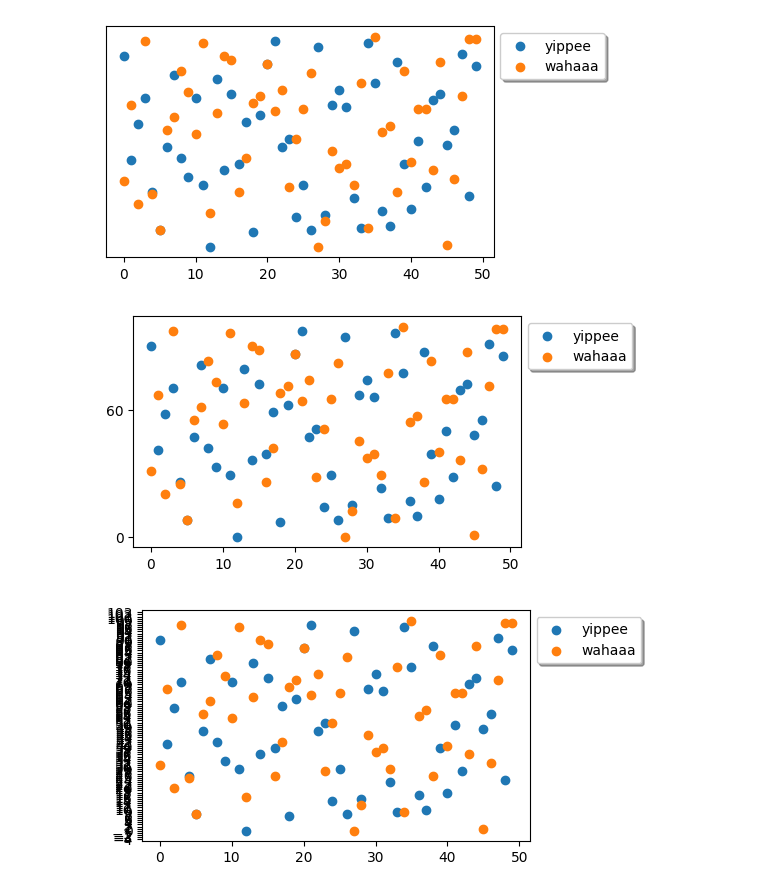
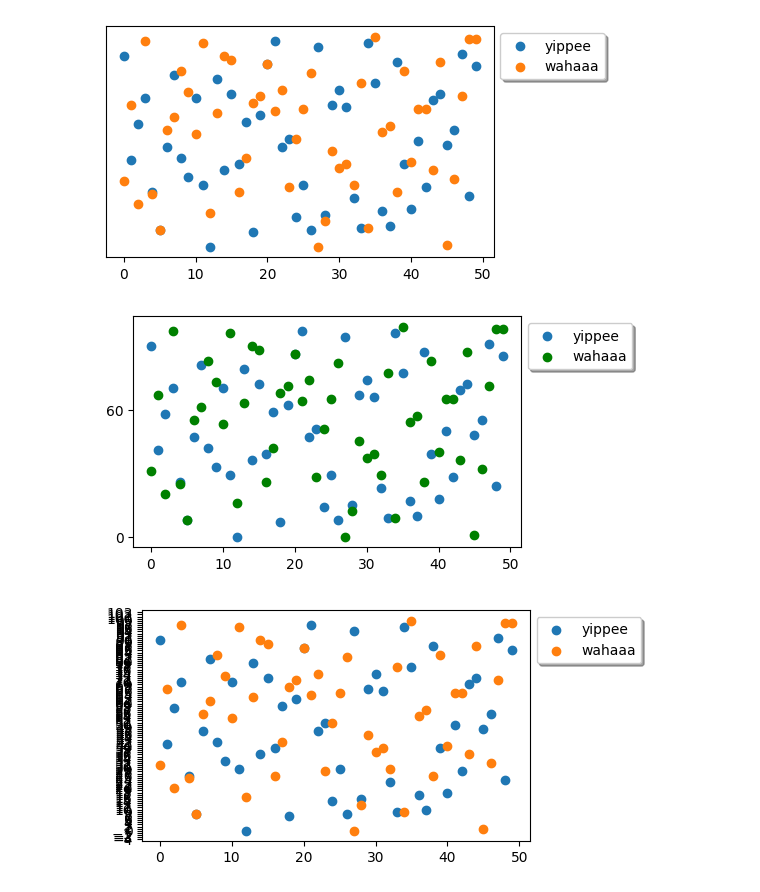
Before and after one commit to syueqiao/visualization, a Jupyter notebook: 02_activities/assignments/participation/2026.01.22.session3.ipynb, the cells around one changed output. Cells and saved outputs as stored; diff of their text form; code cells hidden in the pictures.

```diff
--- a/02_activities/assignments/participation/2026.01.22.session3.ipynb
+++ b/02_activities/assignments/participation/2026.01.22.session3.ipynb
@@ -102,11 +102,11 @@ ax.yaxis.set_major_locator(plt.NullLocator())
 # %%
 fig, ax = plt.subplots(figsize = (5,3))
 ax.scatter(x, y1, label = 'yippee')
-ax.scatter(x, y2, label = 'wahaaa')
+ax.scatter(x, y2, label = 'wahaaa', color = 'green')
 ax.legend(loc= 'best', frameon = True, shadow = True, bbox_to_anchor = (1,1))
 ax.yaxis.set_major_locator(plt.MaxNLocator(2))
 # %% [output]
-[figure, old version]
+[figure, new version]
 # %%
 fig, ax = plt.subplots(figsize = (5,3))
 ax.scatter(x, y1, label = 'yippee')
```
Also changed, not shown: 1 other file.
